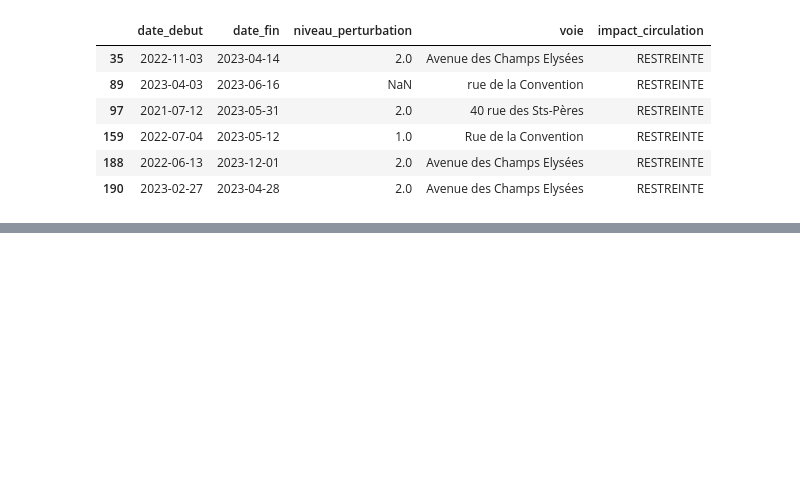
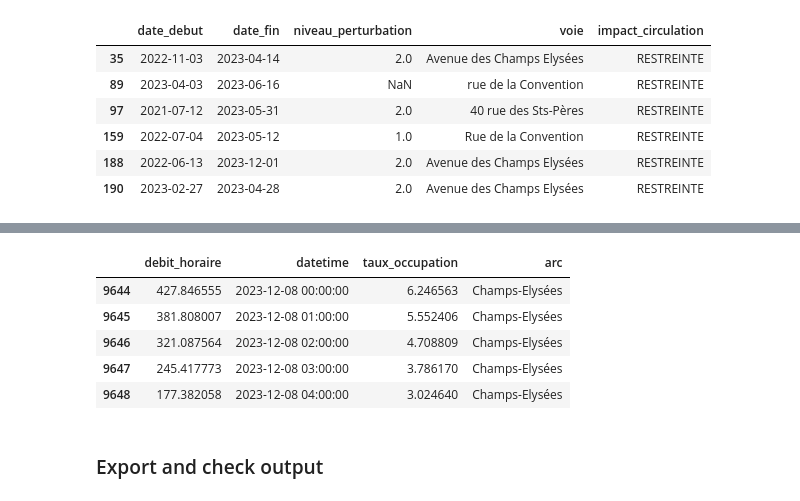
Before and after one commit to maceoduriez/Datathon_BCG_colissiMONSTRE, a Jupyter notebook: datathon_bcg/delivery/final_notebook.ipynb, the cells around one changed output, grey strips where cells are left out. Drawn from its saved outputs; the diff is of its cells as text; code cells hidden in the pictures; blank space fills up the shorter version.

```diff
--- a/datathon_bcg/delivery/final_notebook.ipynb
+++ b/datathon_bcg/delivery/final_notebook.ipynb
@@ -60,0 +126,14 @@ loading data for worksites [...]
+# %%
+df_prophet = pd.DataFrame()
+df_prophet['ds'] = df_sts_full.index
+df_prophet['y'] = df_sts_full['debit_horaire'].values
+
+m = Prophet()
+m.fit(df_prophet)
+future = m.make_future_dataframe(periods=120, freq='H')
+
+forecast = m.predict(future)
+
+df_prediction_sts_debit = forecast.loc[forecast['ds']>= date_debut]
+df_prediction_sts_debit.rename(columns={'yhat':'debit_horaire', 'ds':'datetime'}, inplace=True)
+df_prediction_sts_debit = df_prediction_sts_debit[['debit_horaire', 'datetime']]
@@ -60,0 +147,14 @@ loading data for worksites [...]
+# %%
+df_prophet = pd.DataFrame()
+df_prophet['ds'] = df_sts_full.index
+df_prophet['y'] = df_sts_full['taux_occupation'].values
+
+m = Prophet()
+m.fit(df_prophet)
+future = m.make_future_dataframe(periods=120, freq='H')
+
+forecast = m.predict(future)
+
+df_prediction_sts_taux = forecast.loc[forecast['ds']>= date_debut]
+df_prediction_sts_taux.rename(columns={'yhat':'taux_occupation'}, inplace=True,)
+df_prediction_sts_taux = df_prediction_sts_taux['taux_occupation']
@@ -60,0 +168,4 @@ loading data for worksites [...]
+# %%
+df_sts = pd.concat([df_prediction_sts_debit, df_prediction_sts_taux], axis=1)
+df_sts['arc'] = 'Saint-Pères'
+df_sts = df_sts.head(120)
@@ -60,0 +214,17 @@ loading data for worksites [...]
+# %%
+df_champs = pd.concat([df_prediction_sts_debit, df_prediction_sts_taux], axis=1)
+df_champs['arc'] = 'Champs-Elysées'
+df_champs = df_champs.head(120)
+# %%
+df_predictions = pd.concat([df_champs, df_sts, df_convention], axis=0)
+
+df_predictions.head()
+# %% [output]
+|  | debit_horaire | datetime | taux_occupation | arc |
+| 9644 | 427.846555 | 2023-12-08 00:00:00 | 6.246563 | Champs-Elysées |
+| 9645 | 381.808007 | 2023-12-08 01:00:00 | 5.552406 | Champs-Elysées |
+| 9646 | 321.087564 | 2023-12-08 02:00:00 | 4.708809 | Champs-Elysées |
+| 9647 | 245.417773 | 2023-12-08 03:00:00 | 3.786170 | Champs-Elysées |
+| 9648 | 177.382058 | 2023-12-08 04:00:00 | 3.024640 | Champs-Elysées |
+# %% [markdown]
+### Export and check output
```
Also changed, not shown: parts of 23 cells of this notebook, 1 other file.
